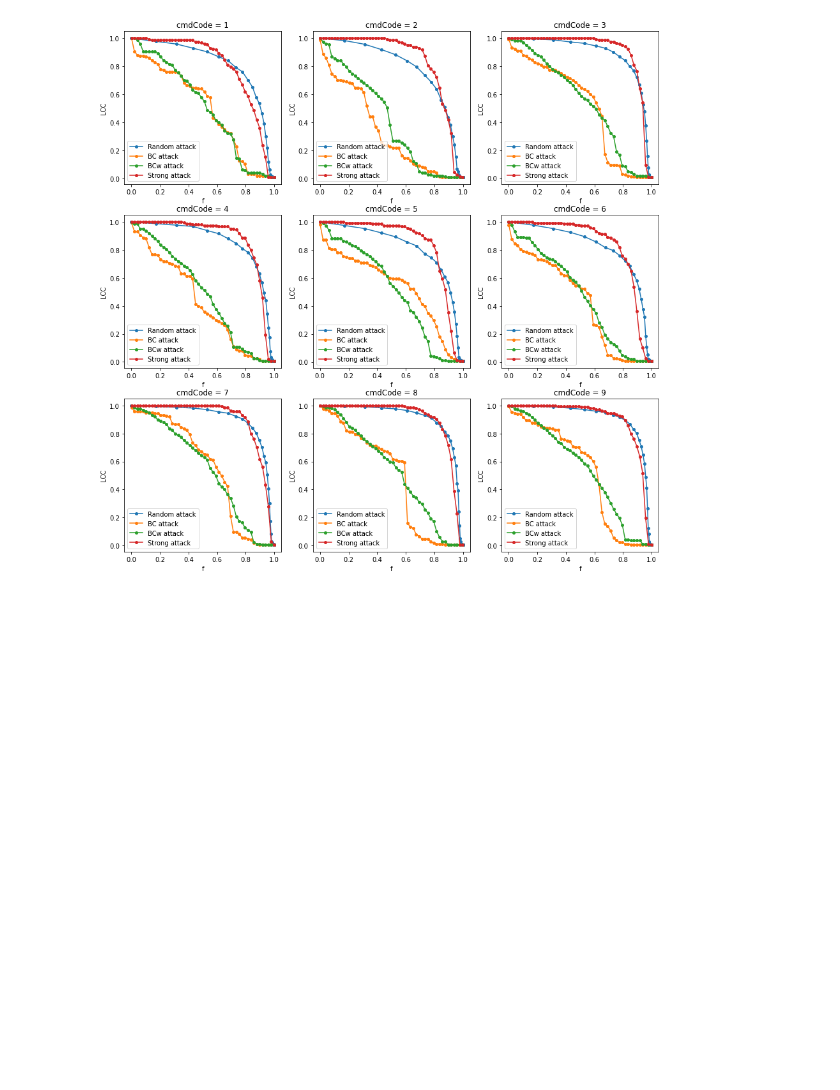
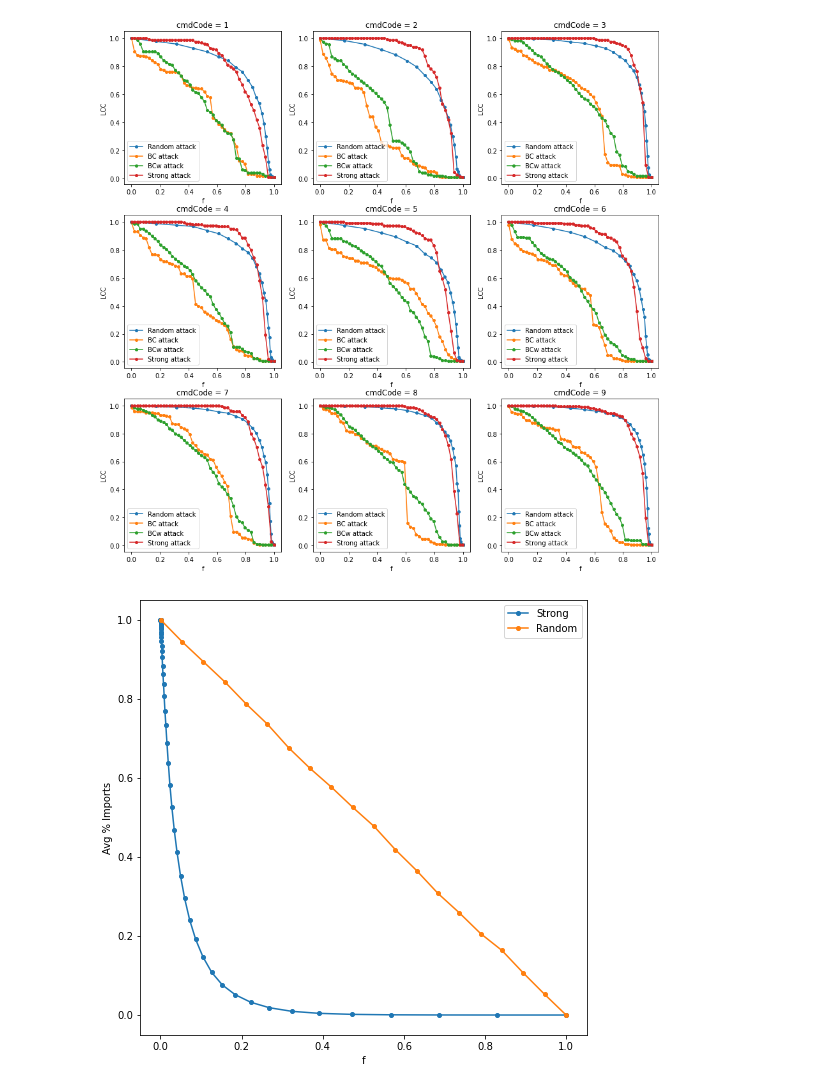
Before and after one commit to eigen-carmona/net-sci-project, a Jupyter notebook: Robustness.ipynb, the cells around one changed output. Cells and saved outputs as stored; diff of their text form; code cells hidden in the pictures; blank space fills up the shorter version.

Commit message:
Alternative Robustness

```diff
--- a/Robustness.ipynb
+++ b/Robustness.ipynb
@@ -14,7 +14,7 @@ import matplotlib.pyplot as plt
 
 fields = ['yr','rt3ISO','pt3ISO','cmdCode','TradeValue']
 df = pd.read_csv("current_data/final_dataset.csv", skipinitialspace = True, usecols = fields)
-df = df[df['cmdCode'] == 1]
+df = df[(df['cmdCode'] == 1) & (df['yr'] == 2015)]
 
 G = nx.from_pandas_edgelist(df,
                              source       = 'rt3ISO',
@@ -298,7 +298,7 @@ fig, ax = plt.subplots(3,3, figsize=[15,15])
 
 for comm in range(1,10):
 
-    G = nx.from_pandas_edgelist(df[df['cmdCode'] == comm],
+    G = nx.from_pandas_edgelist(df[(df['cmdCode'] == comm) & (df['yr'] == 2015)],
                                 source       = 'rt3ISO',
                                 target       = 'pt3ISO',
                                 edge_attr    =  'TradeValue',
@@ -313,3 +313,13 @@ for comm in range(1,10):
 plt.show()
 # %% [output]
 [figure]
+# %%
+fields = ['yr','rt3ISO','pt3ISO','cmdCode','TradeValue']
+df = pd.read_csv("current_data/final_dataset.csv", skipinitialspace = True, usecols = fields)
+G = nx.from_pandas_edgelist(df[(df['cmdCode'] == 1) & (df['yr'] == 2015)],
+                                source       = 'rt3ISO',
+                                target       = 'pt3ISO',
+                                edge_attr    =  'TradeValue',
+                                create_using = nx.DiGraph())
+# %%
+cm1 = df.loc[(df.cmdCode == 1) & (df.yr == 2015)].reset_index() #######
@@ -315,0 +370,4 @@ plt.show()
+# %%
+out = test_robustness2(cm1, plot=True)
+# %% [output]
+[figure, added]
```
Also changed, not shown: parts of 8 cells of this notebook, 1 other file.
